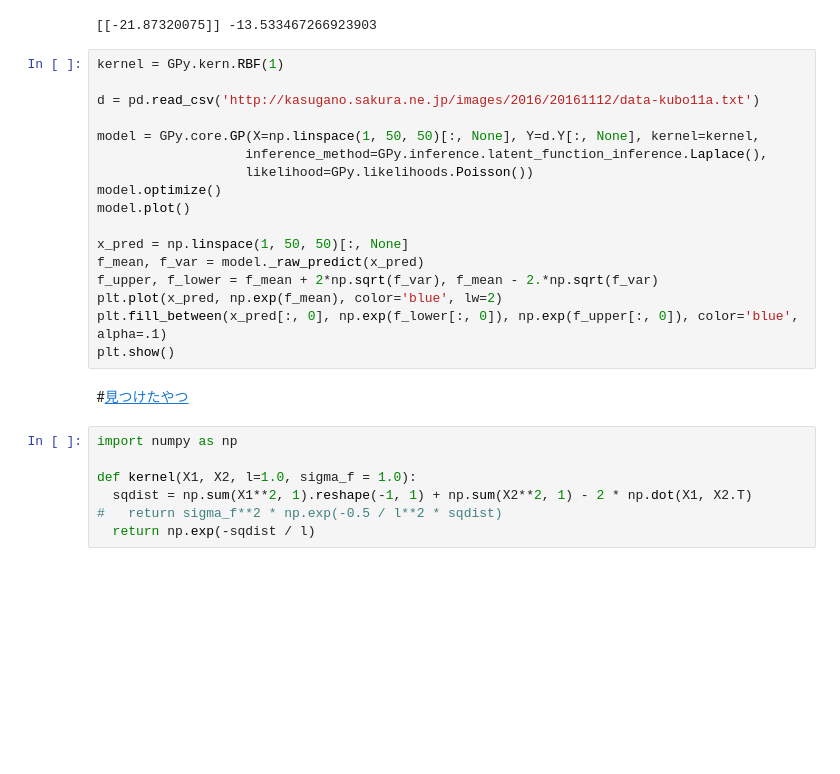
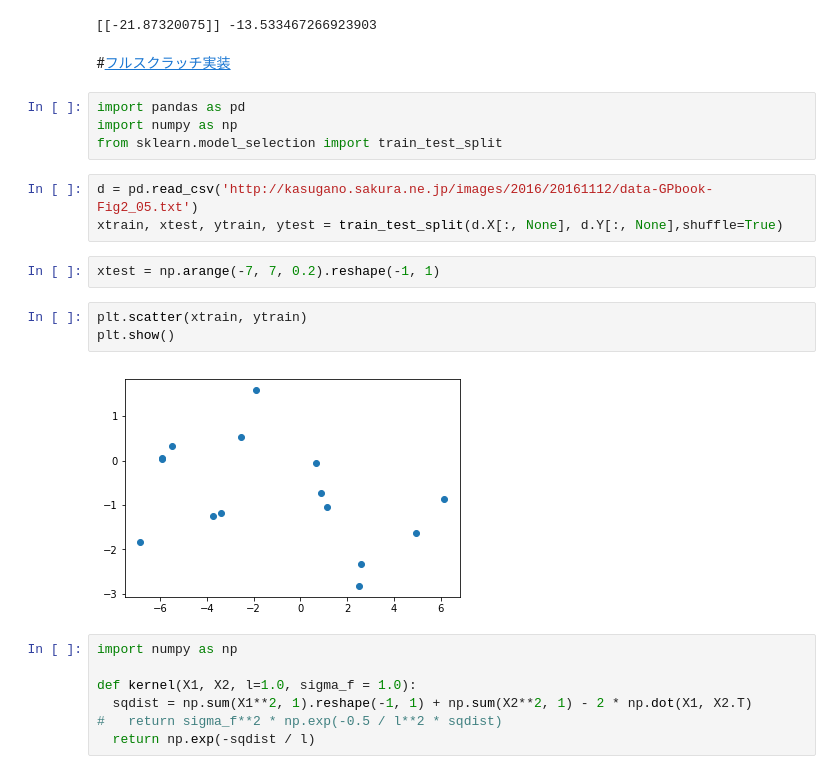
Before and after one commit to nukinuki555/Gaussian-Processe-Regression, a Jupyter notebook: Gaussian_Process_tutorial.ipynb, the cells around one changed output. Saved outputs shown, nothing was run; the diff lists cells and outputs as text; blank space fills up the shorter version.

```diff
--- a/Gaussian_Process_tutorial.ipynb
+++ b/Gaussian_Process_tutorial.ipynb
@@ -95,25 +95,22 @@ print(m_sparse.log_likelihood(), m_full.log_likelihood())
 # %% [output]
 [figure]
 [[-21.87320075]] -13.533467266923903
-# %%
-kernel = GPy.kern.RBF(1)
-
-d = pd.read_csv('http://kasugano.sakura.ne.jp/images/2016/20161112/data-kubo11a.txt')
-
-model = GPy.core.GP(X=np.linspace(1, 50, 50)[:, None], Y=d.Y[:, None], kernel=kernel,
-                   inference_method=GPy.inference.latent_function_inference.Laplace(),
-                   likelihood=GPy.likelihoods.Poisson())
-model.optimize()
-model.plot()
-
-x_pred = np.linspace(1, 50, 50)[:, None]
-f_mean, f_var = model._raw_predict(x_pred)
-f_upper, f_lower = f_mean + 2*np.sqrt(f_var), f_mean - 2.*np.sqrt(f_var)
-plt.plot(x_pred, np.exp(f_mean), color='blue', lw=2)
-plt.fill_between(x_pred[:, 0], np.exp(f_lower[:, 0]), np.exp(f_upper[:, 0]), color='blue', alpha=.1)
-plt.show()
 # %% [markdown]
-#[見つけたやつ](http://krasserm.github.io/2018/03/19/gaussian-processes/)
+#[フルスクラッチ実装](http://krasserm.github.io/2018/03/19/gaussian-processes/)
+# %%
+import pandas as pd
+import numpy as np
+from sklearn.model_selection import train_test_split
+# %%
+d = pd.read_csv('http://kasugano.sakura.ne.jp/images/2016/20161112/data-GPbook-Fig2_05.txt')
+xtrain, xtest, ytrain, ytest = train_test_split(d.X[:, None], d.Y[:, None],shuffle=True)
+# %%
+xtest = np.arange(-7, 7, 0.2).reshape(-1, 1)
+# %%
+plt.scatter(xtrain, ytrain)
+plt.show()
+# %% [output]
+[figure, added]
 # %%
 import numpy as np
 
```
Also changed, not shown: parts of 11 cells of this notebook.
